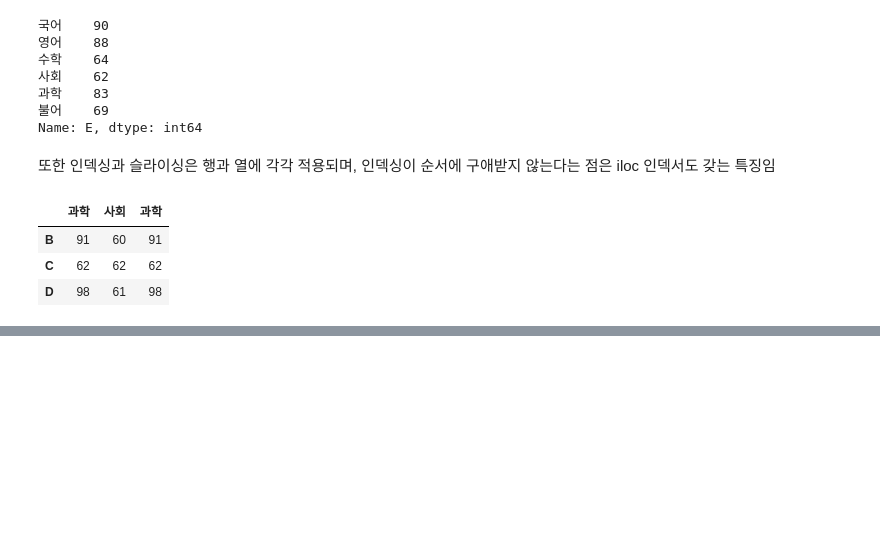
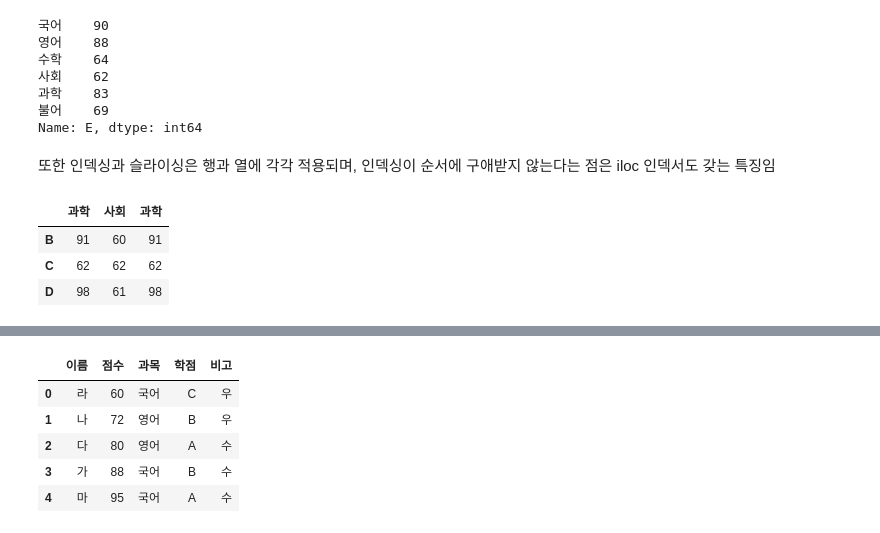
Before and after one commit to dhkim9963/python-base, a Jupyter notebook: pandas_1.ipynb, the cells around one changed output, grey strips where cells are left out. Cells and saved outputs as stored; diff of their text form; code cells hidden in the pictures; blank space fills up the shorter version.

```diff
--- a/pandas_1.ipynb
+++ b/pandas_1.ipynb
@@ -972,0 +3283,10 @@ df3.iloc[1:4, [-2, 3, -2]]
+# %%
+data3 = {'이름': ['라', '나', '다', '가', '마'],
+         '점수': [60, 72, 80, 88, 95],
+         '과목': ['국어', '영어', '영어', '국어', '국어']}
+data4 = {'과목': ['국어', '국어', '국어', '영어', '영어', '영어'],
+         '학점': ['A', 'B', 'C', 'A', 'B', 'C'],
+         '점수': [90, 80, 0, 80, 70, 0],
+         '비고': ['수', '수', '우', '수', '우', '우']}
+df3 = pd.DataFrame(data3)
+df4 = pd.DataFrame(data4)
@@ -972,0 +3312,9 @@ df3.iloc[1:4, [-2, 3, -2]]
+# %%
+pd.merge_asof(df3, df4.sort_values('점수'), on='점수', by='과목')
+# %% [output]
+|  | 이름 | 점수 | 과목 | 학점 | 비고 |
+| 0 | 라 | 60 | 국어 | C | 우 |
+| 1 | 나 | 72 | 영어 | B | 우 |
+| 2 | 다 | 80 | 영어 | A | 수 |
+| 3 | 가 | 88 | 국어 | B | 수 |
+| 4 | 마 | 95 | 국어 | A | 수 |
```
Also changed, not shown: parts of 293 cells of this notebook.
